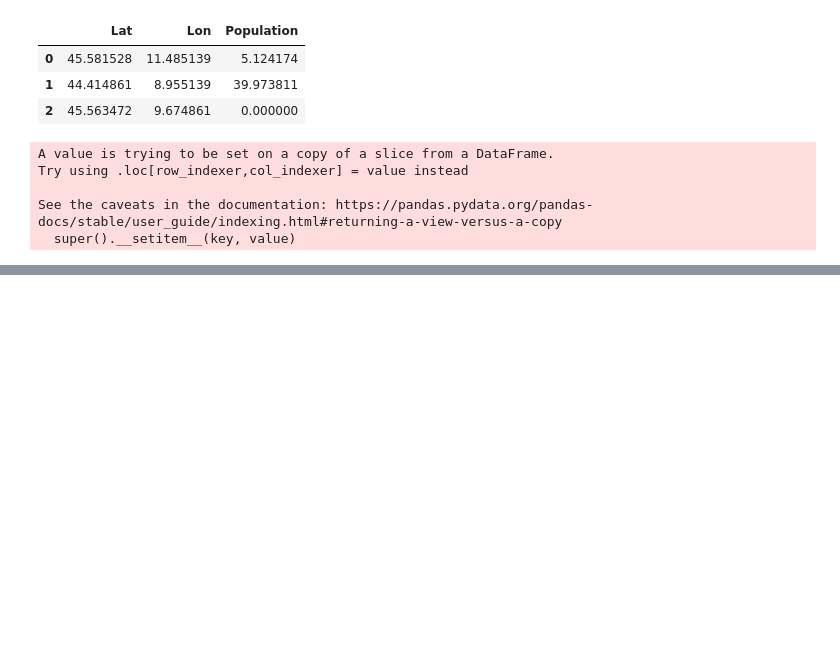
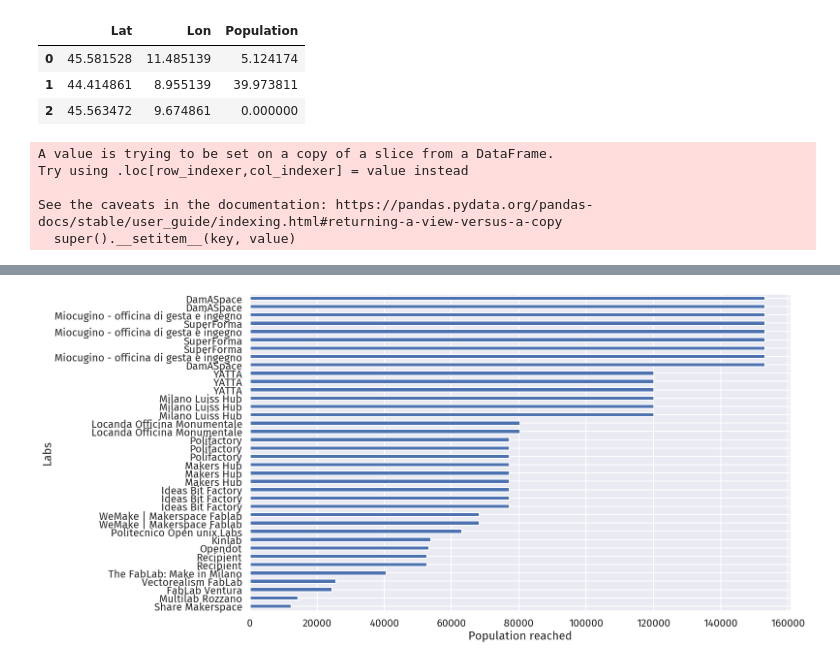
Before and after one commit to openp2pdesign/labs_access_analysis, a Jupyter notebook: 04_Enrichdata_facebook.ipynb, the cells around one changed output, grey strips where cells are left out. Saved outputs shown, nothing was run; the diff lists cells and outputs as text; code cells hidden in the pictures; blank space fills up the shorter version.

```diff
--- a/04_Enrichdata_facebook.ipynb
+++ b/04_Enrichdata_facebook.ipynb
@@ -99,3 +98,5 @@ fablabs_ita = fablabs[fablabs.cluster == "MI"]
+# %%
+labs_ita = labs[labs.cluster == "MI"]
 # %%
 url_ita_15_24 = "https://data.humdata.org/dataset/0eb77b21-06be-42c8-9245-2edaff79952f/resource/46080f74-58bc-4d02-b761-56bb7d42076f/download/ita_youth_15_24_2019-08-03.csv.zip"
 url_population = "https://data.humdata.org/dataset/0eb77b21-06be-42c8-9245-2edaff79952f/resource/1e96f272-7d86-4108-b4ca-5a951a8b11a0/download/population_ita_2019-07-01.csv.zip"
@@ -128,7 +129,7 @@ def getgeodataframearea(isochrones, points,x='longitude',y='latitude'):
 # %%
 #points_cluster_mi_15_24 = getgeodataframearea(fablabs_ita, ita_15_24,x='longitude',y='latitude')
 # %%
-points_cluster_mi_population = getgeodataframearea(fablabs_ita, ita_population,x='Lon',y='Lat')
+points_cluster_mi_population = getgeodataframearea(labs_ita, ita_population,x='Lon',y='Lat')
 # %%
 # save memory - destroy dataframe unused
 # del [[isochrones,ita_population,ita_15_24]]
@@ -142,9 +143,9 @@ ita_population=pd.DataFrame()
 # %%
 #fablabs_ita['population_15_24'] = fablabs_ita.name.apply(lambda x: round(sjoin_fablab_points[sjoin_fablab_points.name == x].population.sum()))
 # %%
-sjoin_fablab_points = points_cluster_mi_population.sjoin(fablabs_ita, how='inner')
+sjoin_lab_points = points_cluster_mi_population.sjoin(labs_ita, how='inner')
 # %%
-fablabs_ita['population_fb'] = fablabs_ita.name.apply(lambda x: round(sjoin_fablab_points[sjoin_fablab_points.name == x].Population.sum()))
+labs_ita['population_fb'] = labs_ita.name.apply(lambda x: round(sjoin_lab_points[sjoin_lab_points.name == x].Population.sum()))
 # %% [output]
 A value is trying to be set on a copy of a slice from a DataFrame.
 Try using .loc[row_indexer,col_indexer] = value instead
@@ -168,0 +175,14 @@ fablabs_ita
+# %%
+# Configure font
+matplotlib.rcParams['font.sans-serif'] = "Fira Sans"
+matplotlib.rcParams['font.family'] = "sans-serif"
+sns.set_context("poster")
+# Plot the data
+labs_ita2 = labs_ita.set_index("name")
+labs_ita2.sort_values(by=["population_fb"])["population_fb"].plot(kind="barh", figsize=(20,12))
+plt.xlabel('Population reached')
+plt.ylabel('Labs')
+plt.savefig("svg/labs_ita_fbpop.svg", bbox_inches="tight")
+plt.savefig("png/labs_ita_fbpop.png", dpi=300, bbox_inches="tight")
+# %% [output]
+[figure, added]
```
Also changed, not shown: parts of 13 cells of this notebook, 1 other file.
